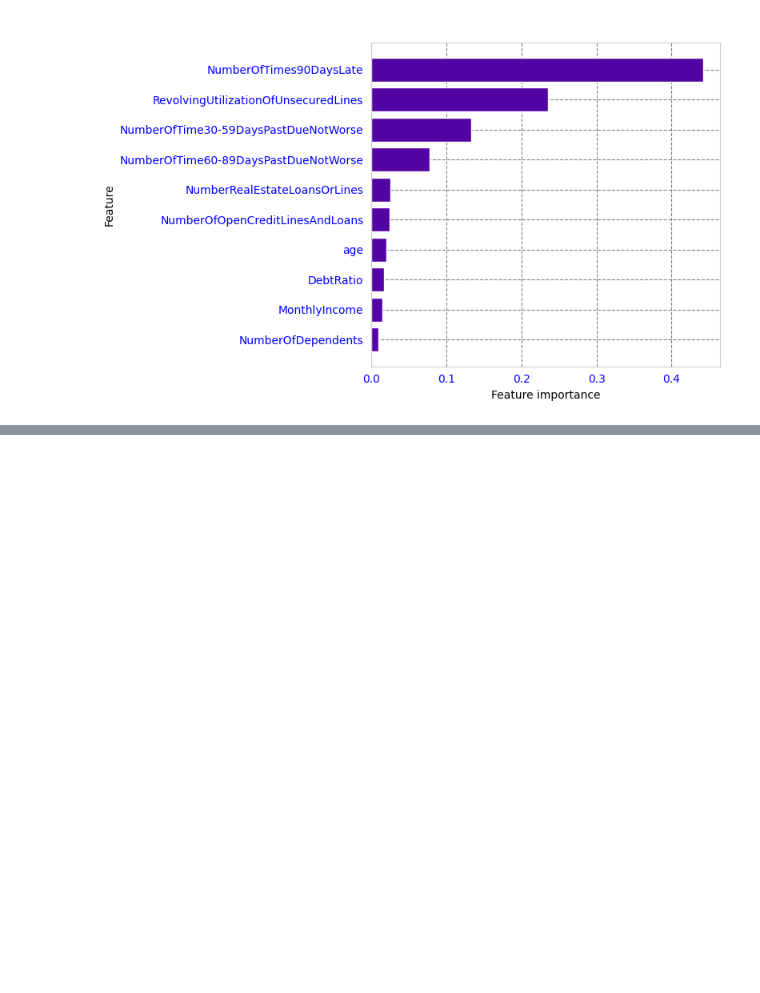
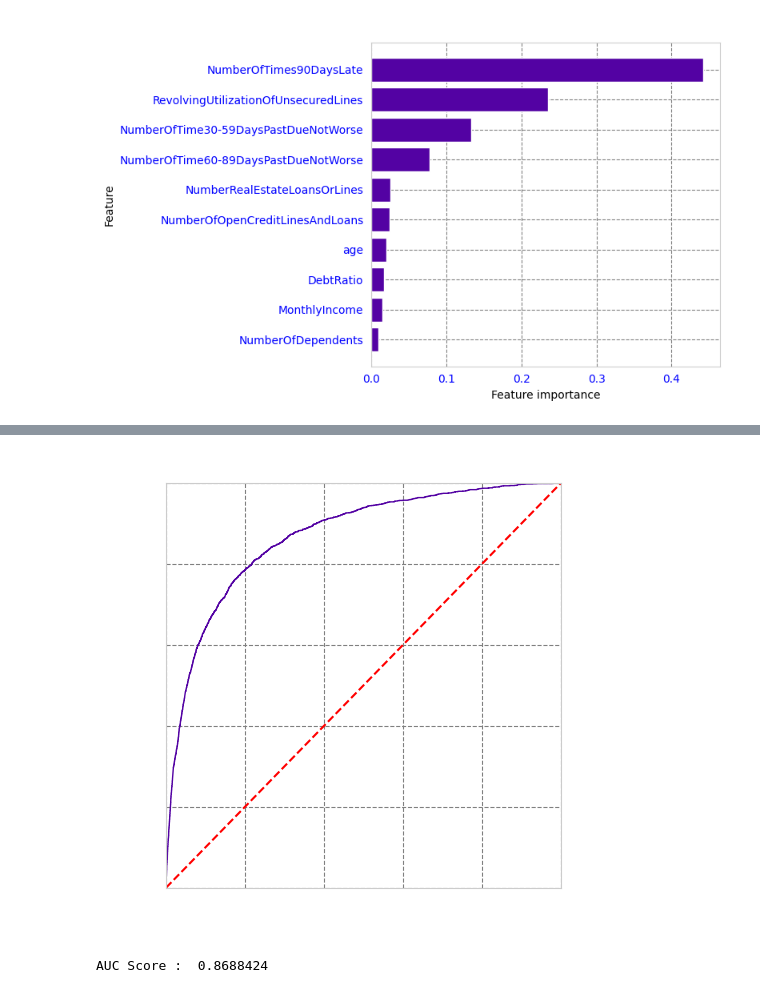
Before and after one commit to Saba-a11/Kaggle_Credit_Score, a Jupyter notebook: CreditModel.ipynb, the cells around one changed output, grey strips where cells are left out. Cells and saved outputs as stored; diff of their text form; code cells hidden in the pictures; blank space fills up the shorter version.

```diff
--- a/CreditModel.ipynb
+++ b/CreditModel.ipynb
@@ -1053,0 +990,9 @@ plot_feature_importances(clf)
+# %%
+clf_scores_proba_val = gb_classifier.predict_proba(X_test_scaled)
+preds = clf_scores_proba_val[:,1]
+fpr, tpr, threshold = roc_curve(y_test, preds)
+plot_roc_curve(fpr,tpr)
+print('AUC Score : ', round(roc_auc_score(y_test,preds),7))
+# %% [output]
+[figure, added]
+AUC Score :  0.8688424
```
Also changed, not shown: parts of 11 cells of this notebook.
